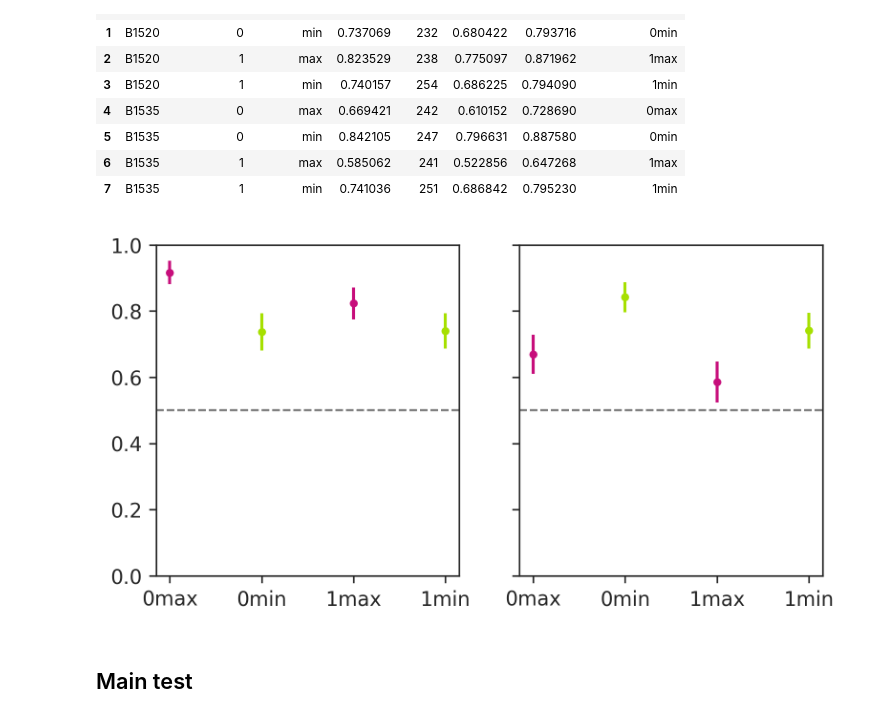
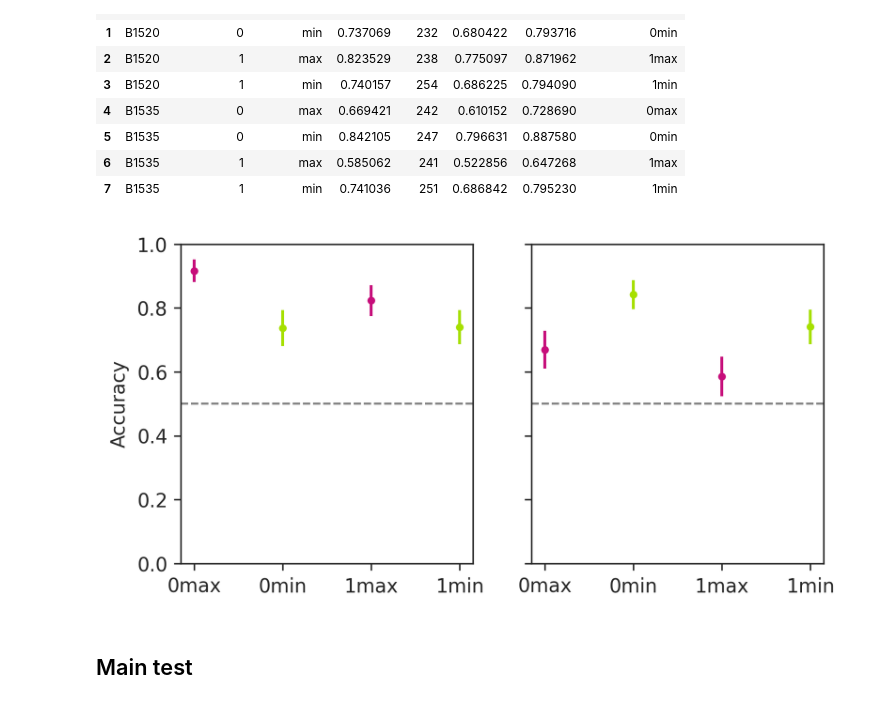
Before and after one commit to xingjeffrey/starling_rhythm_mfdfa, a Jupyter notebook: notebooks/TwoAC_MFDiscrim_Salvage/Interpolation Test Stimuli Performance V3.ipynb, the cells around one changed output. Cells and saved outputs as stored; diff of their text form; code cells hidden in the pictures.

Commit message:
Refresh figures

```diff
--- a/notebooks/TwoAC_MFDiscrim_Salvage/Interpolation Test Stimuli Performance V3.ipynb
+++ b/notebooks/TwoAC_MFDiscrim_Salvage/Interpolation Test Stimuli Performance V3.ipynb
@@ -208,11 +208,12 @@ for i, bID in zip(np.arange(0, len(np.unique(pretest_data['bID']))), np.unique(p
         axes[i].plot(row.dummy_names, row['mean'], marker = '.', color = colors[j])
         axes[i].axhline(y = 0.5, linewidth = 1, ls = '--', color = 'gray')
 
 axes[0].set_ylim([0, 1])
+axes[0].set_ylabel('Accuracy')
 
 plt.savefig(FIGURE_DIR / 'F4_B_pretest.pdf', dpi = 'figure', format = 'pdf', transparent = True)
 # %% [output]
-[figure, old version]
+[figure, new version]
 # %% [markdown]
 ## Main test
 # %% [markdown]
```
